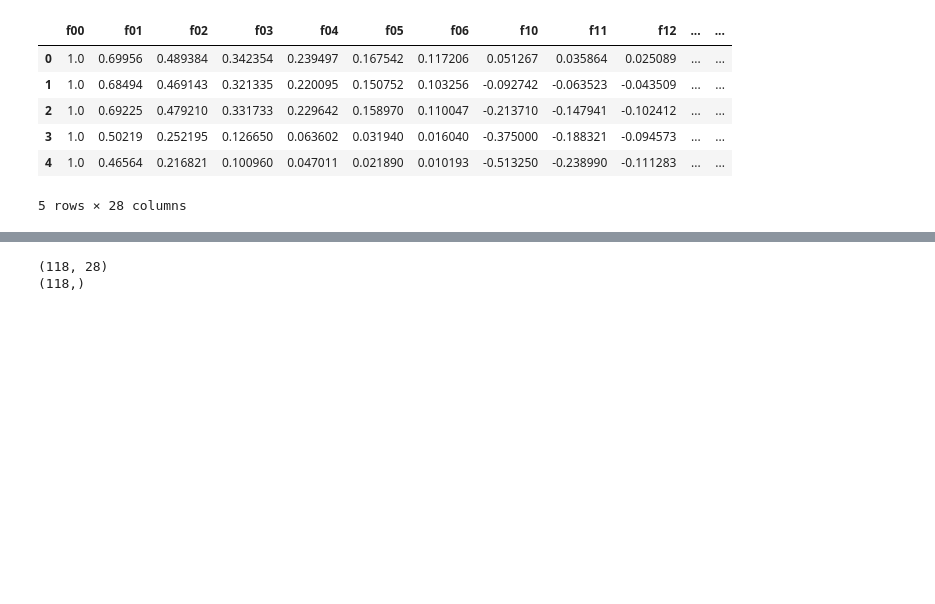
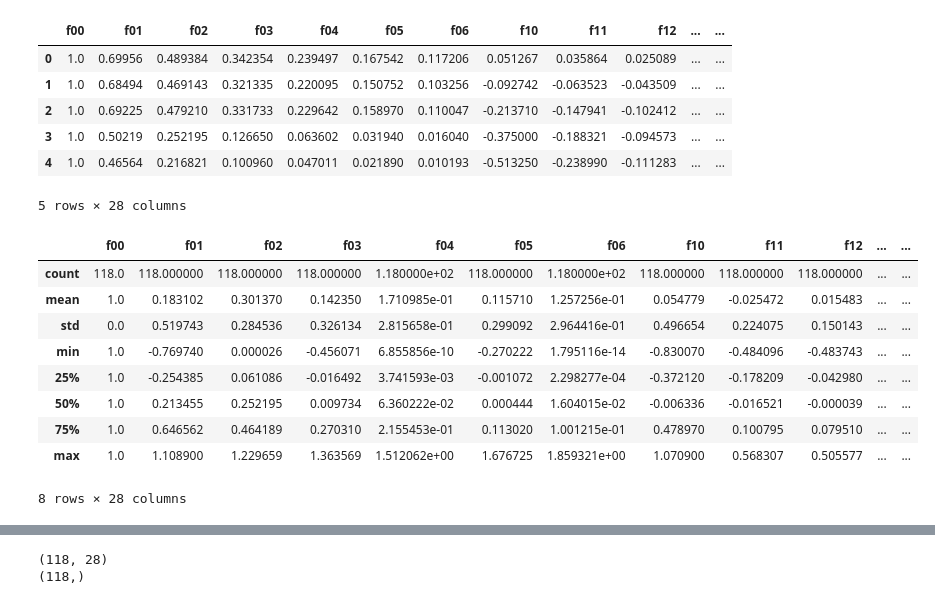
Before and after one commit to lukaemon/Coursera-ML-AndrewNg, a Jupyter notebook: machine-learning-ex2/3- regularized logistic regression (np).ipynb, the cells around one changed output, grey strips where cells are left out. Drawn from its saved outputs; the diff is of its cells as text; code cells hidden in the pictures; blank space fills up the shorter version.

```diff
--- a/machine-learning-ex2/3- regularized logistic regression (np).ipynb
+++ b/machine-learning-ex2/3- regularized logistic regression (np).ipynb
@@ -66,6 +66,19 @@ data.head()
 | 3 | 1.0 | 0.50219 | 0.252195 | 0.126650 | 0.063602 | 0.031940 | 0.016040 | -0.375000 | -0.188321 | -0.094573 | ... | ... |
 | 4 | 1.0 | 0.46564 | 0.216821 | 0.100960 | 0.047011 | 0.021890 | 0.010193 | -0.513250 | -0.238990 | -0.111283 | ... | ... |
 5 rows × 28 columns
+# %%
+data.describe()
+# %% [output]
+|  | f00 | f01 | f02 | f03 | f04 | f05 | f06 | f10 | f11 | f12 | ... | ... |
+| count | 118.0 | 118.000000 | 118.000000 | 118.000000 | 1.180000e+02 | 118.000000 | 1.180000e+02 | 118.000000 | 118.000000 | 118.000000 | ... | ... |
+| mean | 1.0 | 0.183102 | 0.301370 | 0.142350 | 1.710985e-01 | 0.115710 | 1.257256e-01 | 0.054779 | -0.025472 | 0.015483 | ... | ... |
+| std | 0.0 | 0.519743 | 0.284536 | 0.326134 | 2.815658e-01 | 0.299092 | 2.964416e-01 | 0.496654 | 0.224075 | 0.150143 | ... | ... |
+| min | 1.0 | -0.769740 | 0.000026 | -0.456071 | 6.855856e-10 | -0.270222 | 1.795116e-14 | -0.830070 | -0.484096 | -0.483743 | ... | ... |
+| 25% | 1.0 | -0.254385 | 0.061086 | -0.016492 | 3.741593e-03 | -0.001072 | 2.298277e-04 | -0.372120 | -0.178209 | -0.042980 | ... | ... |
+| 50% | 1.0 | 0.213455 | 0.252195 | 0.009734 | 6.360222e-02 | 0.000444 | 1.604015e-02 | -0.006336 | -0.016521 | -0.000039 | ... | ... |
+| 75% | 1.0 | 0.646562 | 0.464189 | 0.270310 | 2.155453e-01 | 0.113020 | 1.001215e-01 | 0.478970 | 0.100795 | 0.079510 | ... | ... |
+| max | 1.0 | 1.108900 | 1.229659 | 1.363569 | 1.512062e+00 | 1.676725 | 1.859321e+00 | 1.070900 | 0.568307 | 0.505577 | ... | ... |
+8 rows × 28 columns
 # %% [markdown]
 # regularized cost
 <img style="float: left;" src="../img/reg_cost.png">
```
Also changed, not shown: parts of 10 cells of this notebook, 2 other files.
